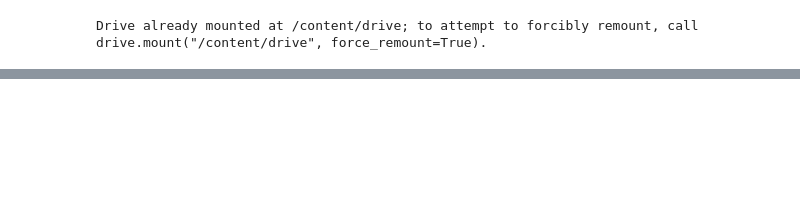
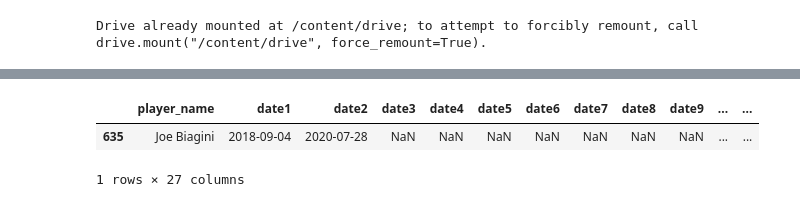
Before and after one commit to ryancloude/Statcast-TIme-Series-Pitcher-Injury, a Jupyter notebook: Injury_History.ipynb, the cells around one changed output, grey strips where cells are left out. Saved outputs shown, nothing was run; the diff lists cells and outputs as text; code cells hidden in the pictures; blank space fills up the shorter version.

```diff
--- a/Injury_History.ipynb
+++ b/Injury_History.ipynb
@@ -114,3 +21,9 @@ injury_df
+# %%
+injury_df[injury_df.player_name == 'Joe Biagini']
+# %% [output]
+|  | player_name | date1 | date2 | date3 | date4 | date5 | date6 | date7 | date8 | date9 | ... | ... |
+| 635 | Joe Biagini | 2018-09-04 | 2020-07-28 | NaN | NaN | NaN | NaN | NaN | NaN | NaN | ... | ... |
+1 rows × 27 columns
 # %%
 #Used to itterate through injury columns
 num_injury_columns = len(injury_df.columns) // 2
```
Also changed, not shown: parts of 17 cells of this notebook.
